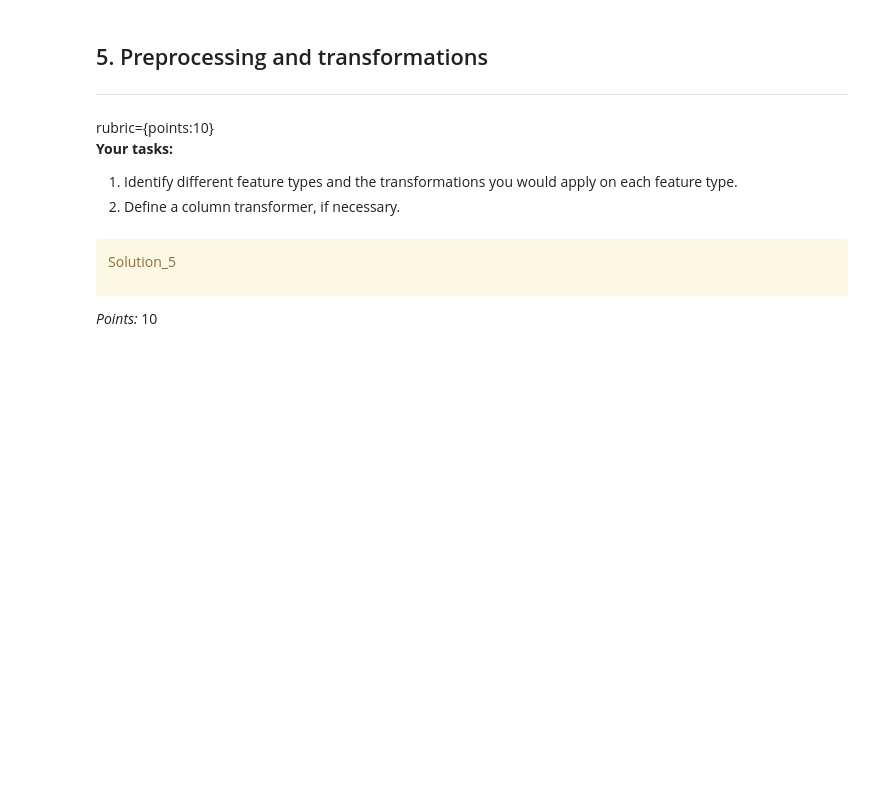
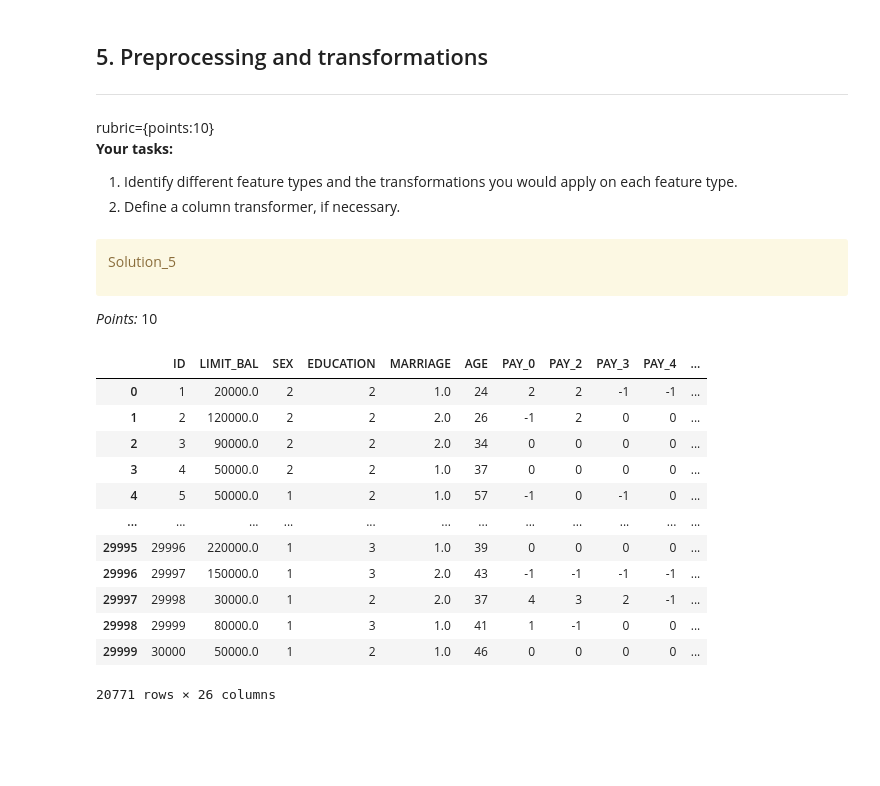
Before and after one commit to aneeshanavlakha/hw5, a Jupyter notebook: hw5.ipynb, the cells around one changed output. Cells and saved outputs as stored; diff of their text form; code cells hidden in the pictures; blank space fills up the shorter version.

```diff
--- a/hw5.ipynb
+++ b/hw5.ipynb
@@ -342,6 +345,24 @@ Solution_4
 </div>
 
 _Points:_ 1
+# %%
+#for marriage, remove "other" and make it binary
+train_df['MARRIAGE'] = train_df['MARRIAGE'].replace({3: np.nan})
+train_df.dropna(subset=['MARRIAGE'], inplace=True)
+test_df['MARRIAGE'] = test_df['MARRIAGE'].replace({3: np.nan})
+test_df.dropna(subset=['MARRIAGE'], inplace=True)
+
+#for education, there are unneccessary entries like  4=others, 5=unknown, 6=unknown - combine them
+train_df['EDUCATION'] = train_df['EDUCATION'].replace({4: 4, 5: 4, 6: 4})
+test_df['EDUCATION'] = test_df['EDUCATION'].replace({4: 4, 5: 4, 6: 4})
+
+#payment delay count
+train_df = train_df.assign(
+    delay_count=(train_df[['PAY_0', 'PAY_2', 'PAY_3', 'PAY_4', 'PAY_5', 'PAY_6']] > 1).sum(axis=1)
+)
+test_df = test_df.assign(
+     delay_count=(test_df[['PAY_0', 'PAY_2', 'PAY_3', 'PAY_4', 'PAY_5', 'PAY_6']] > 1).sum(axis=1)
+)
 # %% [markdown]
 <!-- END QUESTION -->
 
@@ -371,0 +389,16 @@ _Points:_ 10
+# %%
+train_df.sort_index()
+# %% [output]
+|  | ID | LIMIT_BAL | SEX | EDUCATION | MARRIAGE | AGE | PAY_0 | PAY_2 | PAY_3 | PAY_4 | ... |
+| 0 | 1 | 20000.0 | 2 | 2 | 1.0 | 24 | 2 | 2 | -1 | -1 | ... |
+| 1 | 2 | 120000.0 | 2 | 2 | 2.0 | 26 | -1 | 2 | 0 | 0 | ... |
+| 2 | 3 | 90000.0 | 2 | 2 | 2.0 | 34 | 0 | 0 | 0 | 0 | ... |
+| 3 | 4 | 50000.0 | 2 | 2 | 1.0 | 37 | 0 | 0 | 0 | 0 | ... |
+| 4 | 5 | 50000.0 | 1 | 2 | 1.0 | 57 | -1 | 0 | -1 | 0 | ... |
+| ... | ... | ... | ... | ... | ... | ... | ... | ... | ... | ... | ... |
+| 29995 | 29996 | 220000.0 | 1 | 3 | 1.0 | 39 | 0 | 0 | 0 | 0 | ... |
+| 29996 | 29997 | 150000.0 | 1 | 3 | 2.0 | 43 | -1 | -1 | -1 | -1 | ... |
+| 29997 | 29998 | 30000.0 | 1 | 2 | 2.0 | 37 | 4 | 3 | 2 | -1 | ... |
+| 29998 | 29999 | 80000.0 | 1 | 3 | 1.0 | 41 | 1 | -1 | 0 | 0 | ... |
+| 29999 | 30000 | 50000.0 | 1 | 2 | 1.0 | 46 | 0 | 0 | 0 | 0 | ... |
+20771 rows × 26 columns
```
Also changed, not shown: parts of 22 cells of this notebook.
